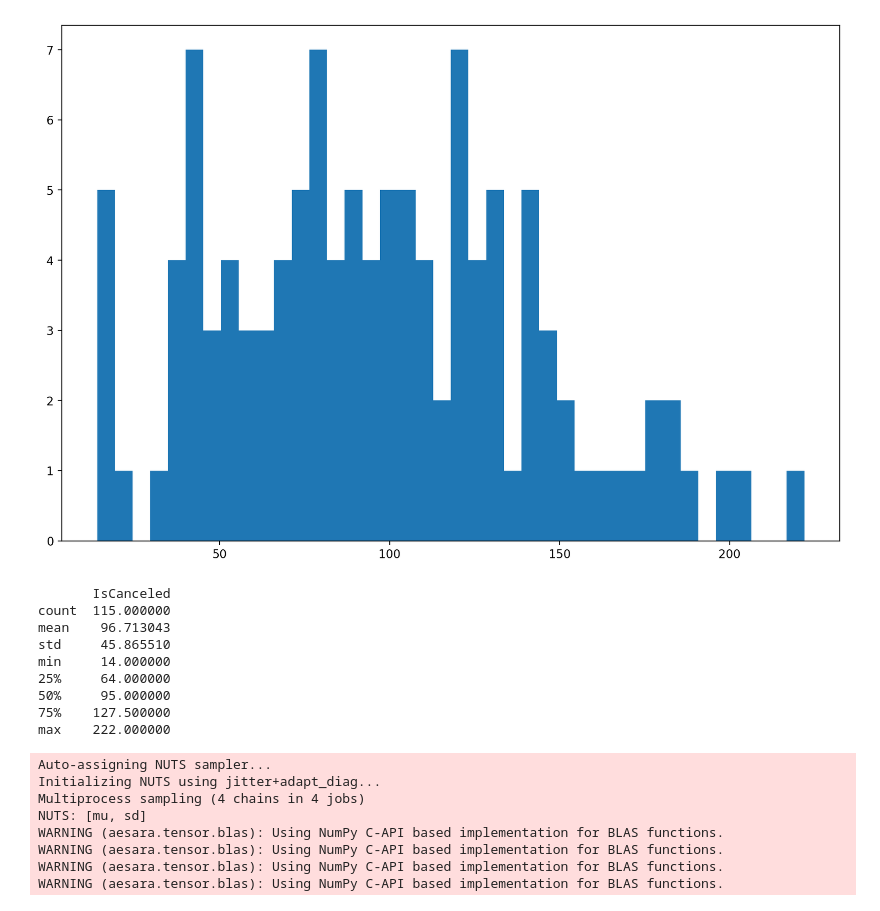
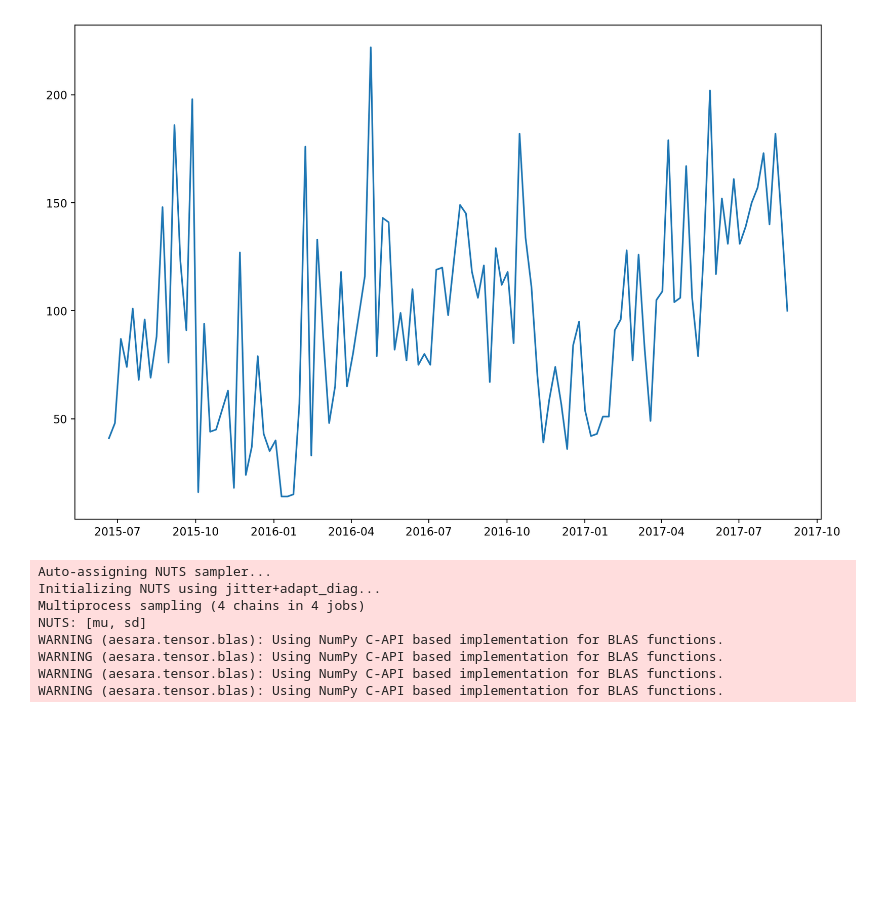
Before and after one commit to vasily-kartashov/time-series-with-bayesian-modelling, a Jupyter notebook: part-10.ipynb, the cells around one changed output. Cells and saved outputs as stored; diff of their text form; code cells hidden in the pictures; blank space fills up the shorter version.

```diff
--- a/part-10.ipynb
+++ b/part-10.ipynb
@@ -18,21 +14,11 @@ df = pd.read_csv('data/h1weekly.csv',
                  index_col='Date',
                  dtype={'IsCanceled': float})
 df.index.freq = 'W-SUN'
-_ = plt.hist(df, bins=40)
+series = pd.Series(df['IsCanceled'])
-# %% [output]
-[figure, removed]
-# %%
-print(df.describe())
-# %% [output]
-       IsCanceled
-count  115.000000
-mean    96.713043
-std     45.865510
-min     14.000000
-25%     64.000000
-50%     95.000000
-75%    127.500000
-max    222.000000
+# %%
+_ = plt.plot(series)
+# %% [output]
+[figure, added]
 # %%
 mu_prior=120
 sigma_prior=10
```
Also changed, not shown: parts of 1 cell of this notebook, 3 other files.
